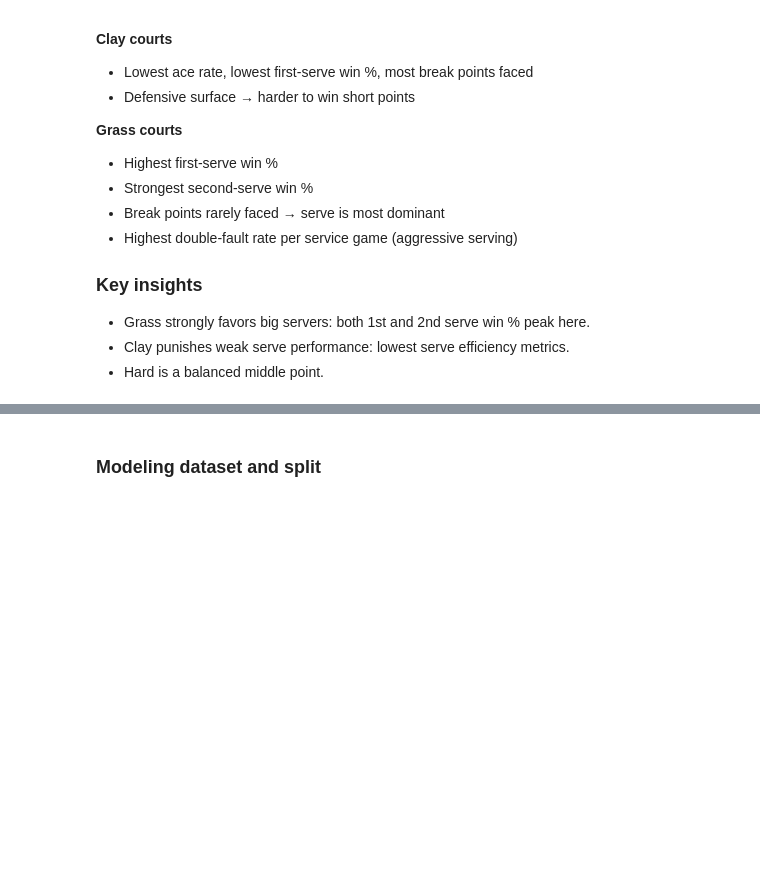
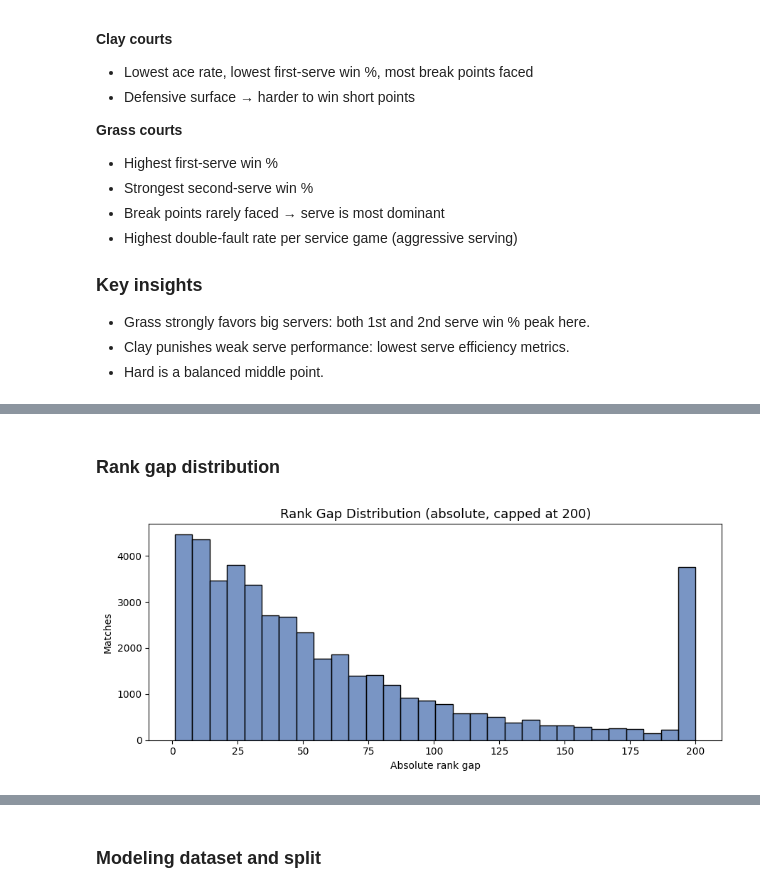
Before and after one commit to hazikxuz/tennis_project, a Jupyter notebook: hm_datasciende.ipynb, the cells around one changed output, grey strips where cells are left out. Saved outputs shown, nothing was run; the diff lists cells and outputs as text; code cells hidden in the pictures; blank space fills up the shorter version.

```diff
--- a/hm_datasciende.ipynb
+++ b/hm_datasciende.ipynb
@@ -528,3 +559,25 @@ surface_summary
+# %% [markdown]
+### Rank gap distribution
+# %%
+# Rank gap distribution (winner vs loser)
+if "winner_rank" in matches.columns and "loser_rank" in matches.columns:
+    rank_gap = (matches["winner_rank"] - matches["loser_rank"]).abs()
+    rank_gap = pd.to_numeric(rank_gap, errors="coerce")
+    rank_gap = rank_gap.replace([np.inf, -np.inf], np.nan).dropna()
+
+    rank_gap_clip = rank_gap.clip(upper=200)
+
+    plt.figure(figsize=(9, 4))
+    sns.histplot(rank_gap_clip, bins=30, color="#4c72b0")
+    plt.title("Rank Gap Distribution (absolute, capped at 200)", fontsize=13)
+    plt.xlabel("Absolute rank gap")
+    plt.ylabel("Matches")
+    plt.tight_layout()
+    plt.show()
+else:
+    print("Rank columns not available for this dataset.")
+# %% [output]
+[figure, added]
 # %% [markdown]
 ## Machine Learning: Problem Formulation and Evaluation Plan
 We extend the analysis with a predictive task that estimates the probability of winning a match.
```
Also changed, not shown: parts of 7 cells of this notebook, 8 other files.
